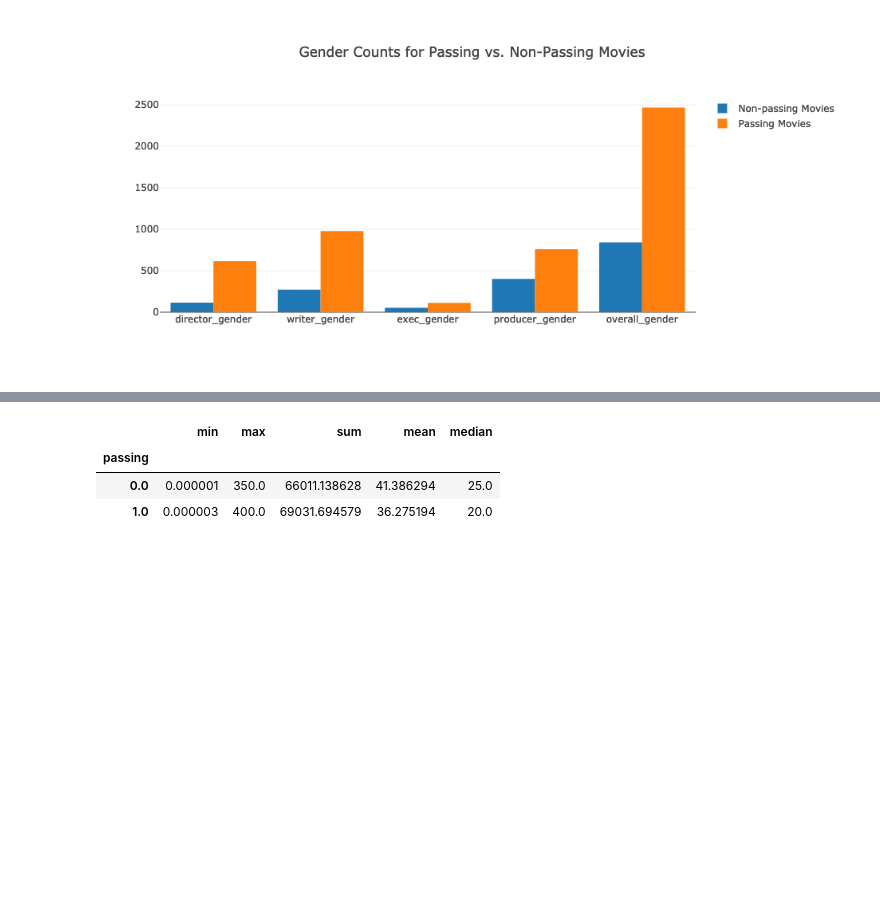
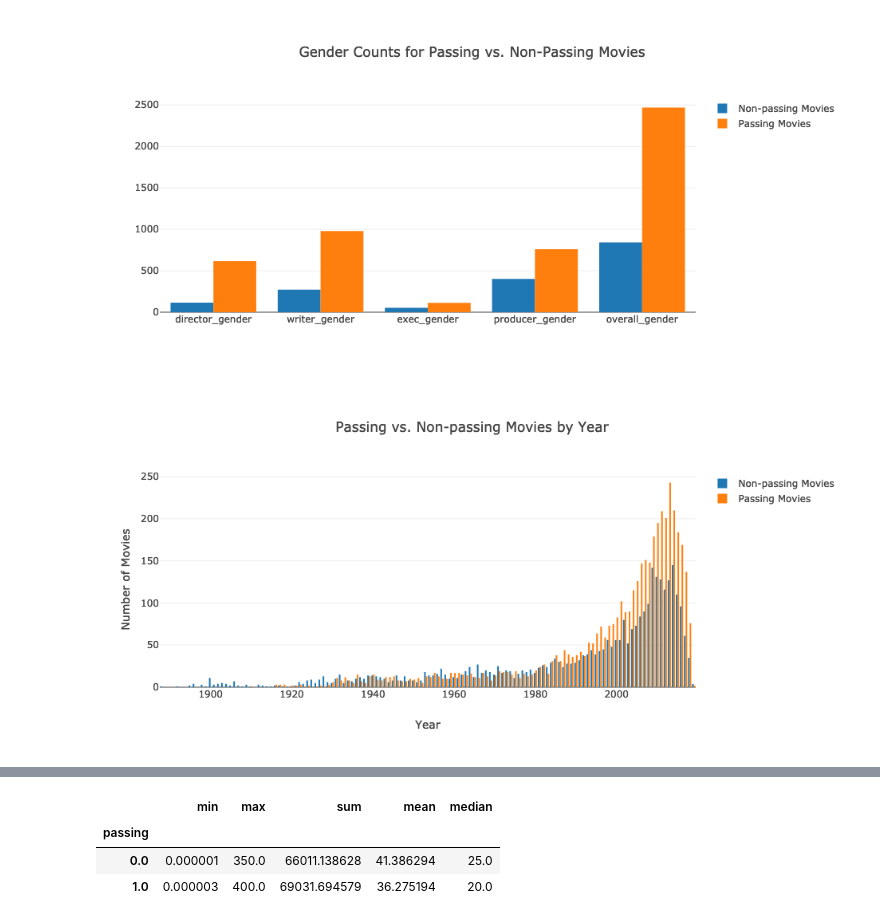
Before and after one commit to MagicMilly/women-in-film-analysis-dashboard, a Jupyter notebook: plotly_visualizations.ipynb, the cells around one changed output, grey strips where cells are left out. Saved outputs shown, nothing was run; the diff lists cells and outputs as text; code cells hidden in the pictures; blank space fills up the shorter version.

```diff
--- a/plotly_visualizations.ipynb
+++ b/plotly_visualizations.ipynb
@@ -201,0 +202,28 @@ iplot(fig)
+# %%
+passing_by_year = passing_gender_counts.groupby('year')['passing'].count()
+non_passing_by_year = non_passing_gender_counts.groupby('year')['passing'].count()
+# %%
+trace0 = go.Bar(
+    x=[year for year in non_passing_by_year.index],
+    y=[count for count in non_passing_by_year.values],
+    name='Non-passing Movies'
+)
+
+trace1 = go.Bar(
+    x=[year for year in passing_by_year.index],
+    y=[count for count in passing_by_year.values],
+    name='Passing Movies'
+)
+
+data = [trace0, trace1]
+layout = go.Layout(
+    title="Passing vs. Non-passing Movies by Year",
+    xaxis=dict(title="Year"),
+    yaxis=dict(title="Number of Movies"),
+    barmode='group'
+)
+
+fig = go.Figure(data=data, layout=layout)
+iplot(fig)
+# %% [output]
+[figure, added]
```
Also changed, not shown: parts of 26 cells of this notebook.
